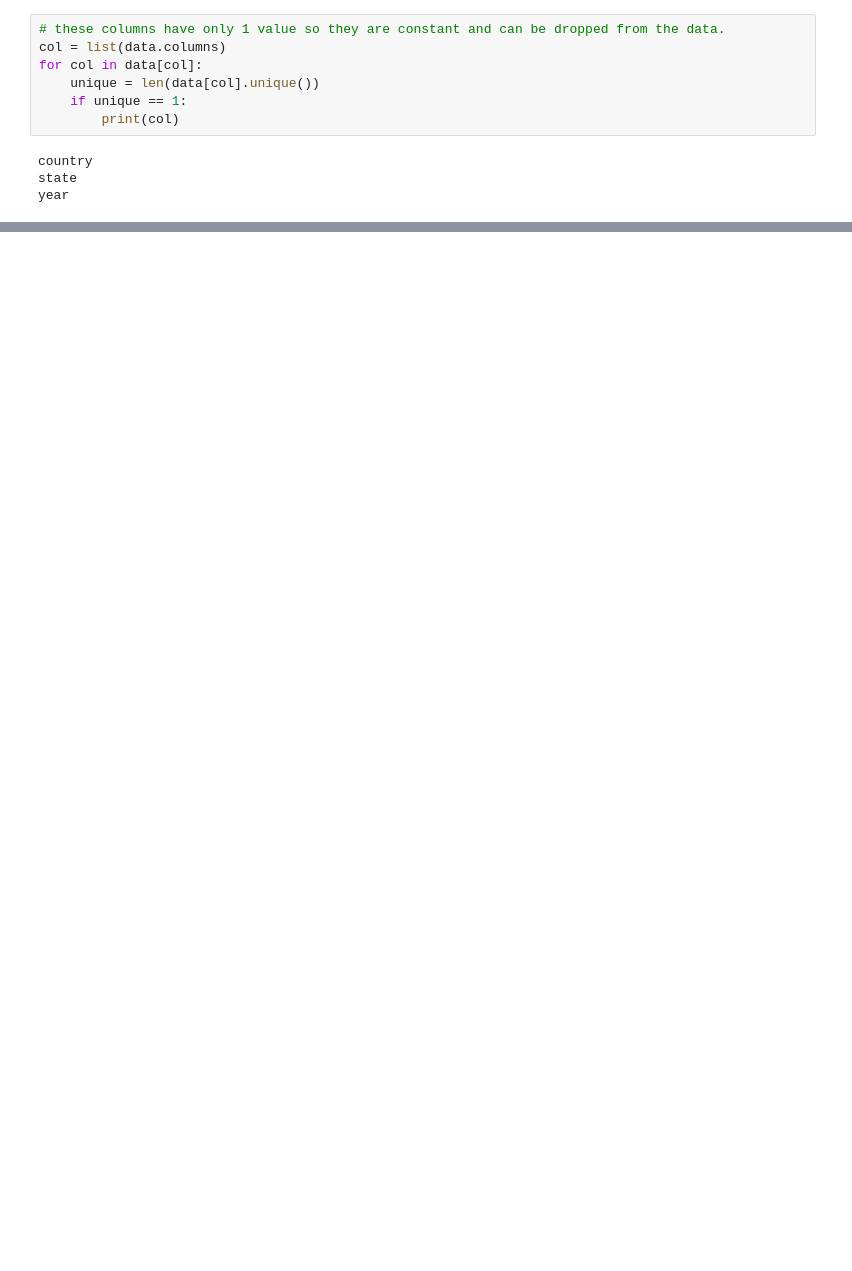
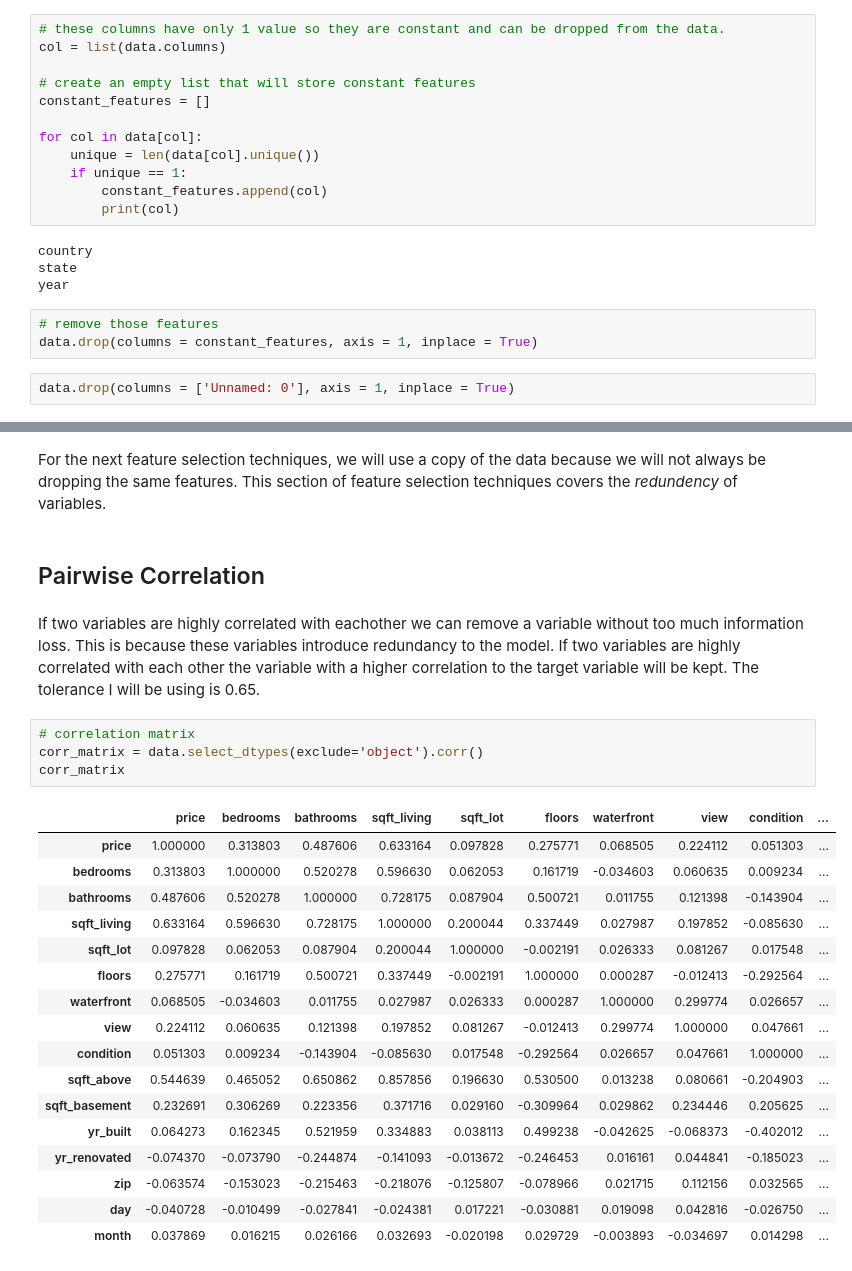
Before and after one commit to ryslipe/USA-House-Prices, a Jupyter notebook: feature_selection.ipynb, the cells around one changed output, grey strips where cells are left out. Drawn from its saved outputs; the diff is of its cells as text; blank space fills up the shorter version.

```diff
--- a/feature_selection.ipynb
+++ b/feature_selection.ipynb
@@ -25,11 +27,21 @@ data.head()
 # %%
 # these columns have only 1 value so they are constant and can be dropped from the data.
 col = list(data.columns)
+
+# create an empty list that will store constant features
+constant_features = []
+
 for col in data[col]:
     unique = len(data[col].unique())
     if unique == 1:
+        constant_features.append(col)
         print(col)
 # %% [output]
 country
 state
 year
+# %%
+# remove those features
+data.drop(columns = constant_features, axis = 1, inplace = True)
+# %%
+data.drop(columns = ['Unnamed: 0'], axis = 1, inplace = True)
@@ -35,0 +59,28 @@ year
+# %% [markdown]
+For the next feature selection techniques, we will use a copy of the data because we will not always be dropping the same features. This section of feature selection techniques covers the *redundency* of variables.
+# %% [markdown]
+## Pairwise Correlation
+# %% [markdown]
+If two variables are highly correlated with eachother we can remove a variable without too much information loss. This is because these variables introduce redundancy to the model. If two variables are highly correlated with each other the variable with a higher correlation to the target variable will be kept. The tolerance I will be using is 0.65.
+# %%
+# correlation matrix
+corr_matrix = data.select_dtypes(exclude='object').corr()
+corr_matrix
+# %% [output]
+|  | price | bedrooms | bathrooms | sqft_living | sqft_lot | floors | waterfront | view | condition | ... |
+| price | 1.000000 | 0.313803 | 0.487606 | 0.633164 | 0.097828 | 0.275771 | 0.068505 | 0.224112 | 0.051303 | ... |
+| bedrooms | 0.313803 | 1.000000 | 0.520278 | 0.596630 | 0.062053 | 0.161719 | -0.034603 | 0.060635 | 0.009234 | ... |
+| bathrooms | 0.487606 | 0.520278 | 1.000000 | 0.728175 | 0.087904 | 0.500721 | 0.011755 | 0.121398 | -0.143904 | ... |
+| sqft_living | 0.633164 | 0.596630 | 0.728175 | 1.000000 | 0.200044 | 0.337449 | 0.027987 | 0.197852 | -0.085630 | ... |
+| sqft_lot | 0.097828 | 0.062053 | 0.087904 | 0.200044 | 1.000000 | -0.002191 | 0.026333 | 0.081267 | 0.017548 | ... |
+| floors | 0.275771 | 0.161719 | 0.500721 | 0.337449 | -0.002191 | 1.000000 | 0.000287 | -0.012413 | -0.292564 | ... |
+| waterfront | 0.068505 | -0.034603 | 0.011755 | 0.027987 | 0.026333 | 0.000287 | 1.000000 | 0.299774 | 0.026657 | ... |
+| view | 0.224112 | 0.060635 | 0.121398 | 0.197852 | 0.081267 | -0.012413 | 0.299774 | 1.000000 | 0.047661 | ... |
+| condition | 0.051303 | 0.009234 | -0.143904 | -0.085630 | 0.017548 | -0.292564 | 0.026657 | 0.047661 | 1.000000 | ... |
+| sqft_above | 0.544639 | 0.465052 | 0.650862 | 0.857856 | 0.196630 | 0.530500 | 0.013238 | 0.080661 | -0.204903 | ... |
+| sqft_basement | 0.232691 | 0.306269 | 0.223356 | 0.371716 | 0.029160 | -0.309964 | 0.029862 | 0.234446 | 0.205625 | ... |
+| yr_built | 0.064273 | 0.162345 | 0.521959 | 0.334883 | 0.038113 | 0.499238 | -0.042625 | -0.068373 | -0.402012 | ... |
+| yr_renovated | -0.074370 | -0.073790 | -0.244874 | -0.141093 | -0.013672 | -0.246453 | 0.016161 | 0.044841 | -0.185023 | ... |
+| zip | -0.063574 | -0.153023 | -0.215463 | -0.218076 | -0.125807 | -0.078966 | 0.021715 | 0.112156 | 0.032565 | ... |
+| day | -0.040728 | -0.010499 | -0.027841 | -0.024381 | 0.017221 | -0.030881 | 0.019098 | 0.042816 | -0.026750 | ... |
+| month | 0.037869 | 0.016215 | 0.026166 | 0.032693 | -0.020198 | 0.029729 | -0.003893 | -0.034697 | 0.014298 | ... |
```
Also changed, not shown: parts of 19 cells of this notebook.
